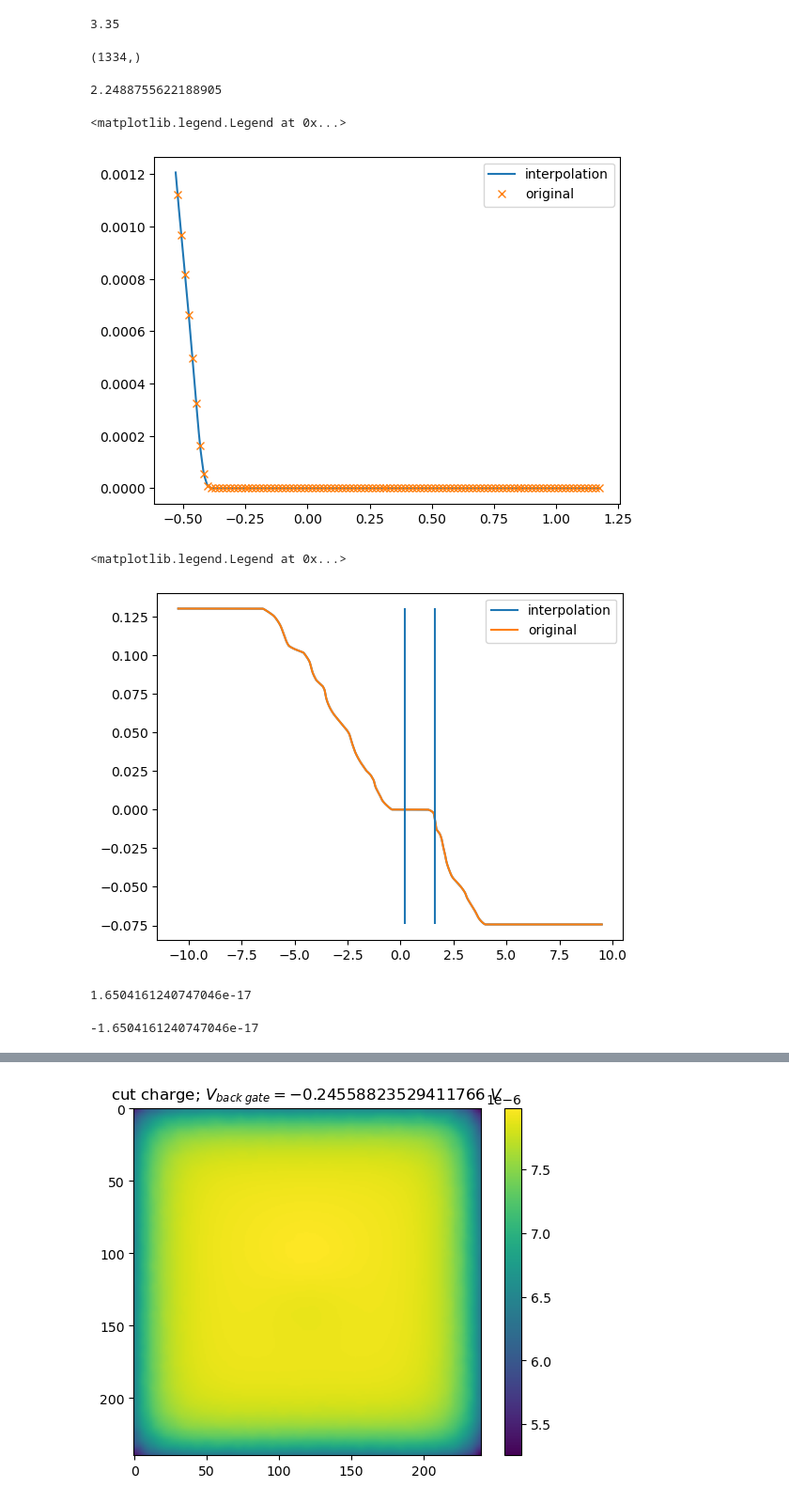
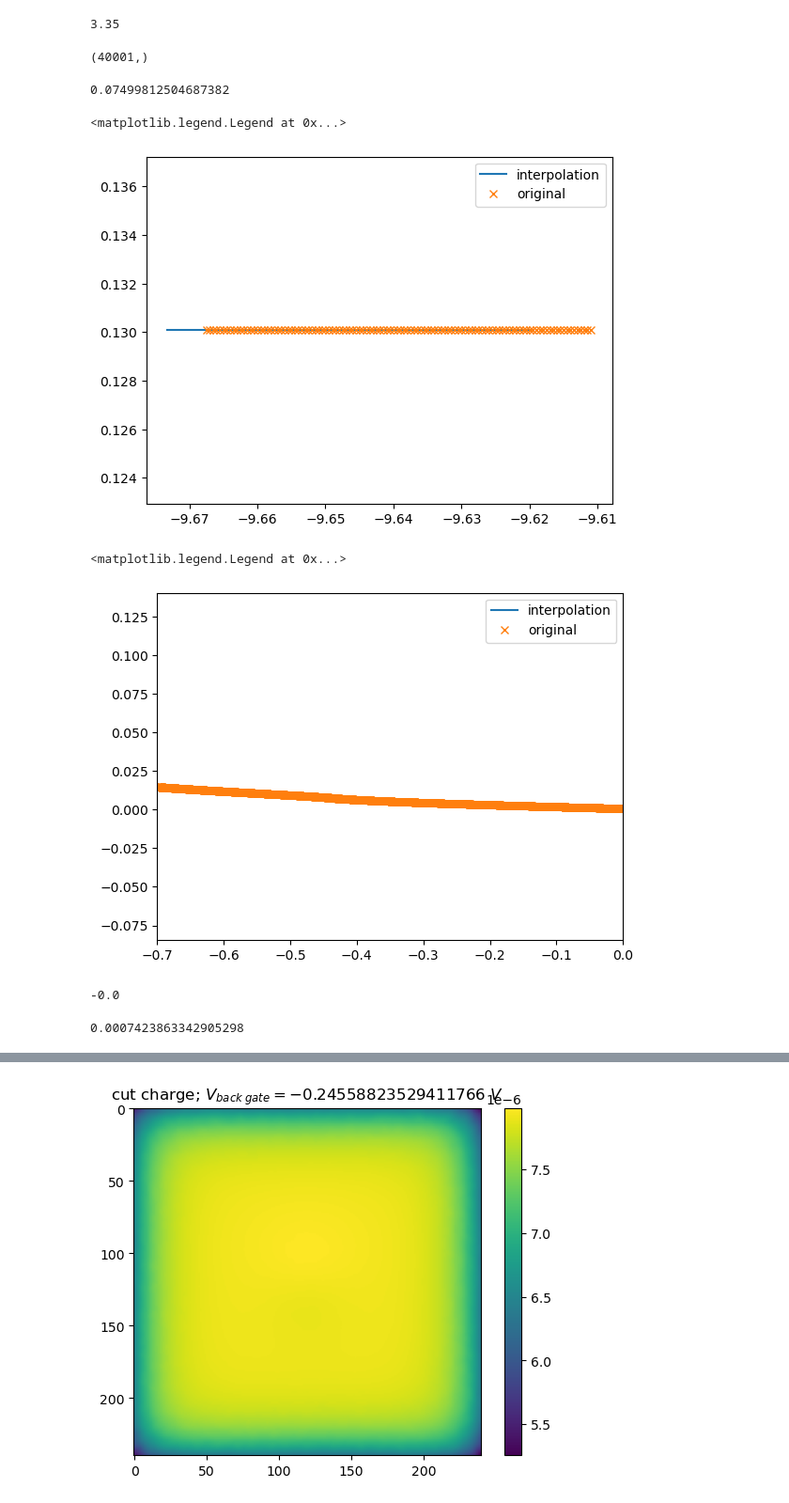
Before and after one commit to bastistoeck/Projektarbeit-1, a Jupyter notebook: class_testing_tmdc.ipynb, the cells around one changed output, grey strips where cells are left out. Shown at 94% size. Drawn from its saved outputs; the diff is of its cells as text; code cells hidden in the pictures.

```diff
--- a/class_testing_tmdc.ipynb
+++ b/class_testing_tmdc.ipynb
@@ -87,12 +87,12 @@ inplane_MoS2 = 15.4 ### https://www.nature.com/articles/s41699-018-0050-x
 outofplane_MoS2 = 6.1
 # %%
 # tmdc idos
-idos_tmdc = np.load('DOS_calculations/idos_MoS2_energy_deviation_15e-3.npy')
-energies_tmdc = np.load('DOS_calculations/idos_MoS2_energies_energy_deviation_15e-3.npy')
-energies_tmdc = energies_tmdc - 0.5
+idos_tmdc = np.load('DOS_calculations/idos_MoS2_energy_deviation_05e-3.npy')
+energies_tmdc = np.load('DOS_calculations/idos_MoS2_energies_energy_deviation_05e-3.npy')
+#energies_tmdc = energies_tmdc - 0.5 # shift energies
 print(idos_tmdc.shape)
 # %% [output]
-(1334,)
+(40001,)
 # %%
 idos_tmdc_interpolated = scipy.interpolate.interp1d(energies_tmdc, idos_tmdc, kind='linear') # use other interpolator here
 en_min = energies_tmdc[0]
@@ -111,28 +111,28 @@ plt.plot(new_energies[new_plot_min:new_plot_max], idos_tmdc_interpolated(new_ene
 plt.plot(energies_tmdc[plot_min:plot_max], idos_tmdc[plot_min:plot_max], 'x',label='original')
 plt.legend()
 # %% [output]
-2.2488755622188905
+0.07499812504687382
 <matplotlib.legend.Legend at 0x...>
-[figure, old version]
+[figure, new version]
 # %%
 plt.plot(new_energies, idos_tmdc_interpolated(new_energies), label='interpolation')
-plt.plot(energies_tmdc, idos_tmdc, label='original')
+plt.plot(energies_tmdc, idos_tmdc, 'x',label='original')
 plt.vlines(0.2, np.min(idos_tmdc), np.max(idos_tmdc))
 plt.vlines(1.6, np.min(idos_tmdc), np.max(idos_tmdc))
-#plt.xlim((-0.1, 0))
+plt.xlim((-0.7, 0))
 plt.legend()
 # %% [output]
 <matplotlib.legend.Legend at 0x...>
-[figure, old version]
+[figure, new version]
 # %%
 print(idos_tmdc_interpolated(1))
 # %% [output]
-1.6504161240747046e-17
+-0.0
 # %%
 idx = np.argmin(abs(energies_tmdc))
 print(idos_tmdc[idx +2])
 # %% [output]
--1.6504161240747046e-17
+0.0007423863342905298
 # %%
 vac_box_width = 250 #700 * nm
 height_bottom = 15 * nm
```
Also changed, not shown: parts of 11 cells of this notebook, 2 other files.
